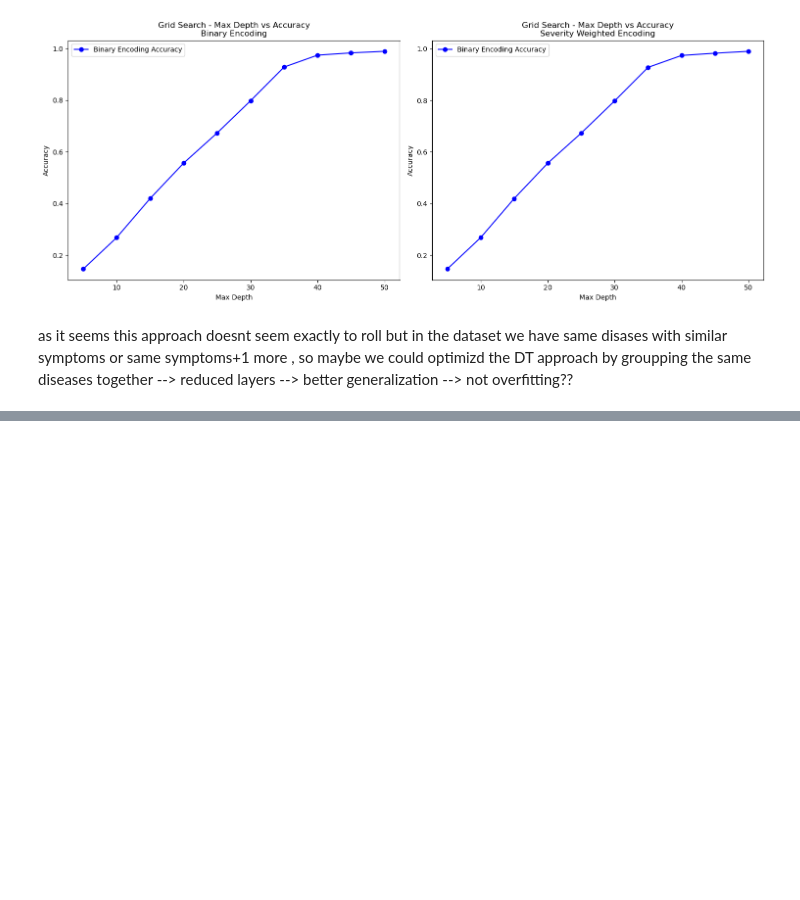
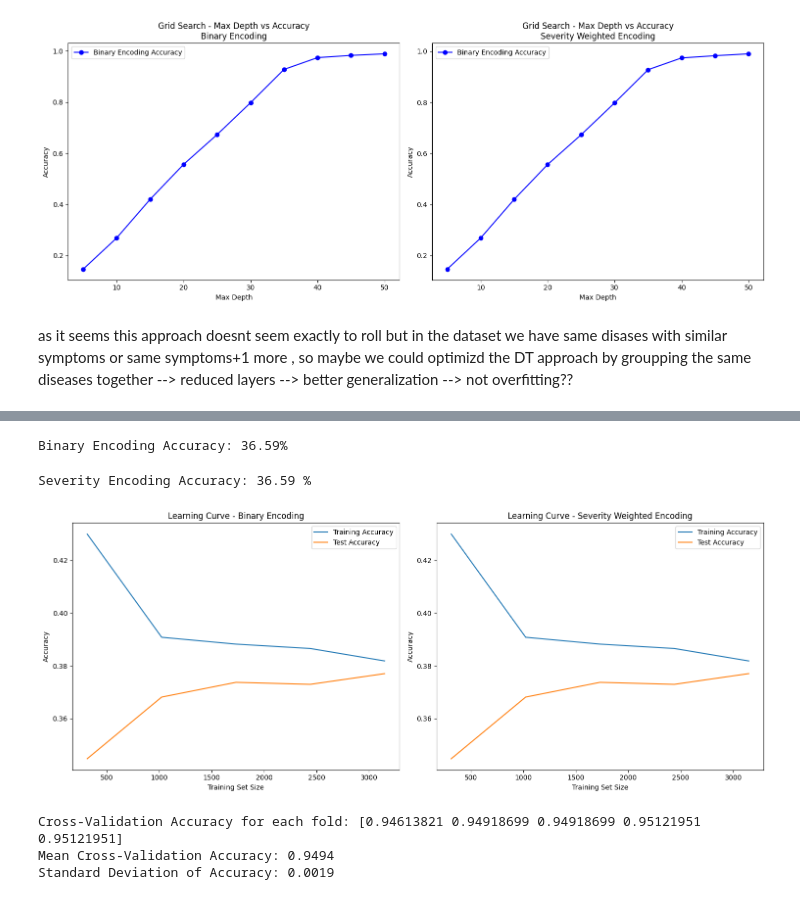
Before and after one commit to domipm/AML-Disease-Symptom, a Jupyter notebook: DecisionTree.ipynb, the cells around one changed output, grey strips where cells are left out. Saved outputs shown, nothing was run; the diff lists cells and outputs as text; code cells hidden in the pictures; blank space fills up the shorter version.

```diff
--- a/DecisionTree.ipynb
+++ b/DecisionTree.ipynb
@@ -69,7 +74,7 @@ for symptom in unique_symptoms:
 #severity score encoding --> Instead of using 1 for "symptom present", we now use a severity score like 3, 4, or 5 (based on the symptom’s usual intensity)
 
 # Load severity score
-severity = pd.read_csv(r"C:\Users\user\Desktop\AML-Disease-Symptom-main\AML-Disease-Symptom\Dataset\Symptom-severity.csv")
+severity = pd.read_csv("Dataset\symptom_severity.csv")
 severity_dict = dict(zip(severity['Symptom'], severity['weight'])) #creates a dictionary from the table
 
 # Create a new copy of the dataset for severity version
@@ -259,0 +323,78 @@ but in the dataset we have same disases with similar symptoms or same symptoms+1
+# %%
+#Prepare the data
+X_binary_bis = binary_bis.drop(columns=['Disease'])  # All columns except Disease
+y_binary_bis = binary_bis['Disease']  # Target column
+
+#Split the data
+X_train_bin, X_test_bin, y_train_bin, y_test_bin = train_test_split(X_binary_bis, y_binary_bis, test_size=0.2, random_state=42)
+
+# Create and train the Decision Tree model
+dt_model_binary_bis = DecisionTreeClassifier(random_state=42)
+dt_model_binary_bis.fit(X_train_bin, y_train_bin)
+
+# Make predictions
+y_pred_binary = dt_model_binary_bis.predict(X_test_bin)
+
+# Evaluate the model
+accuracy_binary = accuracy_score(y_test_bin, y_pred_binary)
+print(f"Binary Encoding Accuracy: {accuracy_binary * 100:.2f}%")
+# %% [output]
+Binary Encoding Accuracy: 36.59%
+# %%
+X_severity_bis = severity_w_bis.drop(columns=['Disease'])  # Dropping target column
+y_severity_bis = severity_w_bis['Disease']  # Target column (disease)
+
+# Split the data into training and testing sets
+X_train_severity, X_test_severity, y_train_severity, y_test_severity = train_test_split(X_severity_bis, y_severity_bis, test_size=0.2, random_state=42)
+
+# Create and train the Decision Tree model
+dt_model_severity_bis = DecisionTreeClassifier(random_state=42)
+dt_model_severity_bis.fit(X_train_severity, y_train_severity)
+
+# Make predictions
+y_pred_severity = dt_model_severity_bis.predict(X_test_severity)
+
+# Evaluate the model
+accuracy_severity = accuracy_score(y_test_severity, y_pred_severity)
+print(f"Severity Encoding Accuracy: {accuracy_severity * 100:.2f} %")
+# %% [output]
+Severity Encoding Accuracy: 36.59 %
+# %%
+# Get learning curve data
+train_sizes, train_scores, test_scores = learning_curve(dt_model_binary_bis, X_train_bin, y_train_bin, cv=5, scoring='accuracy')
+train_sizes_w, train_scores_w, test_scores_w = learning_curve(dt_model_severity_bis, X_train_severity, y_train_severity, cv=5, scoring='accuracy')
+# Create the plots side by side
+fig, axes = plt.subplots(1, 2, figsize=(15, 6))
+
+# Plot learning curve for binary
+axes[0].plot(train_sizes, train_scores.mean(axis=1), label='Training Accuracy')
+axes[0].plot(train_sizes, test_scores.mean(axis=1), label='Test Accuracy')
+axes[0].set_title('Learning Curve - Binary Encoding')
+axes[0].set_xlabel('Training Set Size')
+axes[0].set_ylabel('Accuracy')
+axes[0].legend()
+
+# Plot learning curve for severity_w
+axes[1].plot(train_sizes_w, train_scores_w.mean(axis=1), label='Training Accuracy')
+axes[1].plot(train_sizes_w, test_scores_w.mean(axis=1), label='Test Accuracy')
+axes[1].set_title('Learning Curve - Severity Weighted Encoding')
+axes[1].set_xlabel('Training Set Size')
+axes[1].set_ylabel('Accuracy')
+axes[1].legend()
+
+plt.tight_layout()
+plt.show()
+# %% [output]
+[figure, added]
+# %%
+# Perform cross-validation with 5 folds
+cv_scores = cross_val_score(dt_model_binary_bis, X_binary_bis, y_binary_bis, cv=5, scoring='accuracy')
+
+# Output the cross-validation scores for each fold
+print(f"Cross-Validation Accuracy for each fold: {cv_scores}")
+print(f"Mean Cross-Validation Accuracy: {cv_scores.mean():.4f}")
+print(f"Standard Deviation of Accuracy: {cv_scores.std():.4f}")
+# %% [output]
+Cross-Validation Accuracy for each fold: [0.94613821 0.94918699 0.94918699 0.95121951 0.95121951]
+Mean Cross-Validation Accuracy: 0.9494
+Standard Deviation of Accuracy: 0.0019
```
Also changed, not shown: parts of 10 cells of this notebook.
